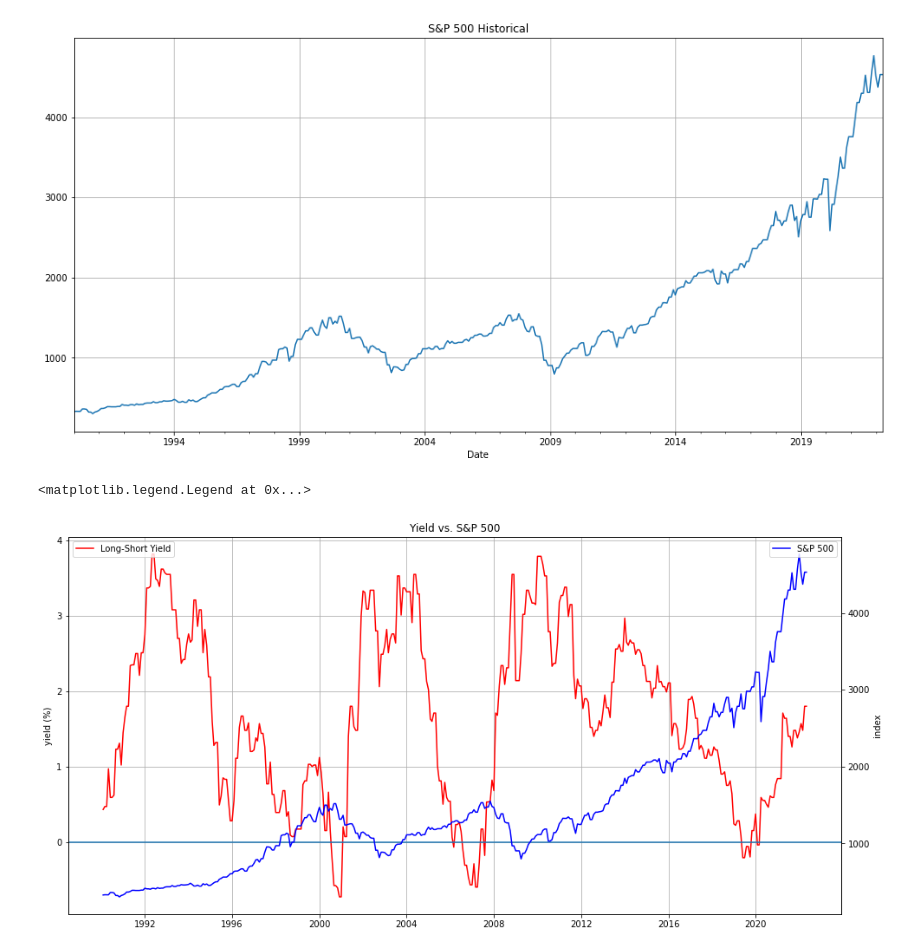
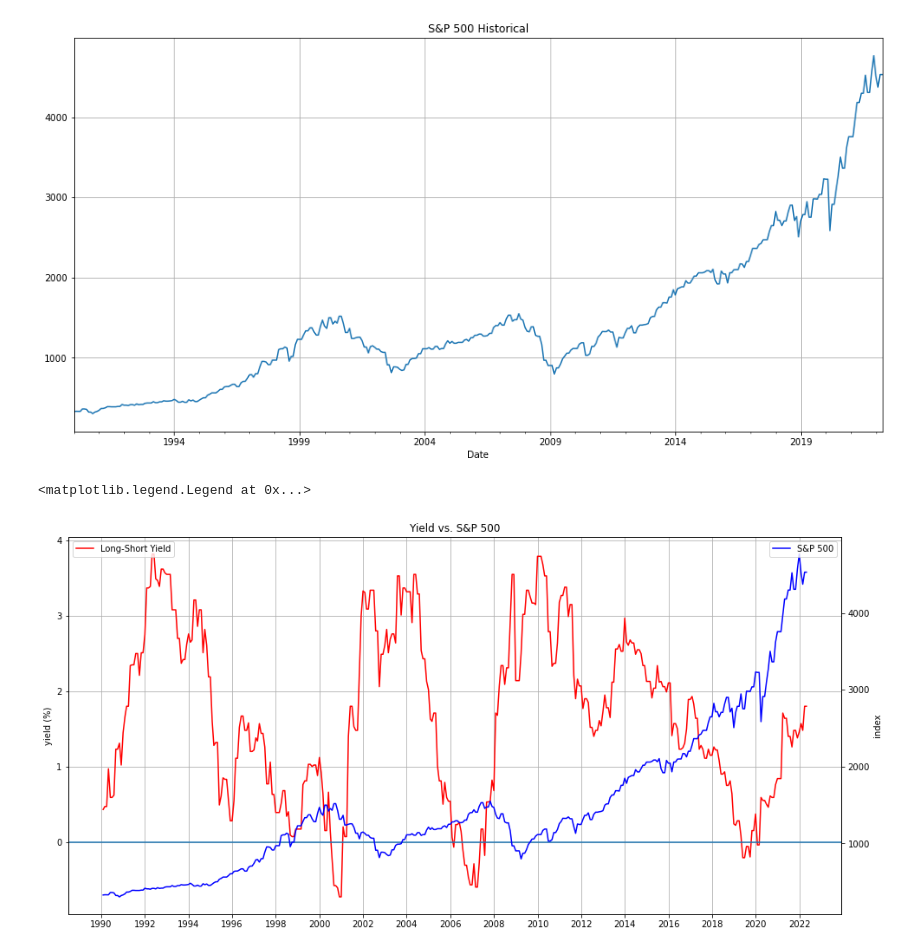
Before and after one commit to dbogatic/economic-indicators, a Jupyter notebook: yield_curve.ipynb, the cells around one changed output. Saved outputs shown, nothing was run; the diff lists cells and outputs as text; code cells hidden in the pictures.

```diff
--- a/yield_curve.ipynb
+++ b/yield_curve.ipynb
@@ -101,17 +103,18 @@ sp_plot = sp_history.plot(figsize=(16,8), title='S&P 500 Historical', grid=True)
 # %%
 # Long-Short Yield Curve below 0 shows inverted curve.
 fig, ax = plt.subplots(figsize=(16,8))
 plt.plot(long_short_diff, label ='Long-Short Yield', color='r')
 ax.set_ylabel('yield (%)')
 plt.grid()
 ax.axhline(y=0)
 ax.legend(loc='upper left')
+ax.xaxis.set_major_locator(mdates.YearLocator(2))
 
 ax2 = ax.twinx()
 plt.plot(sp_history, label='S&P 500', color='b')
 ax.set_title('Yield vs. S&P 500')
 ax2.set_ylabel('index')
 ax2.legend(loc='upper right')
 # %% [output]
 <matplotlib.legend.Legend at 0x...>
-[figure, old version]
+[figure, new version]
```
Also changed, not shown: parts of 12 cells of this notebook, 2 other files.
